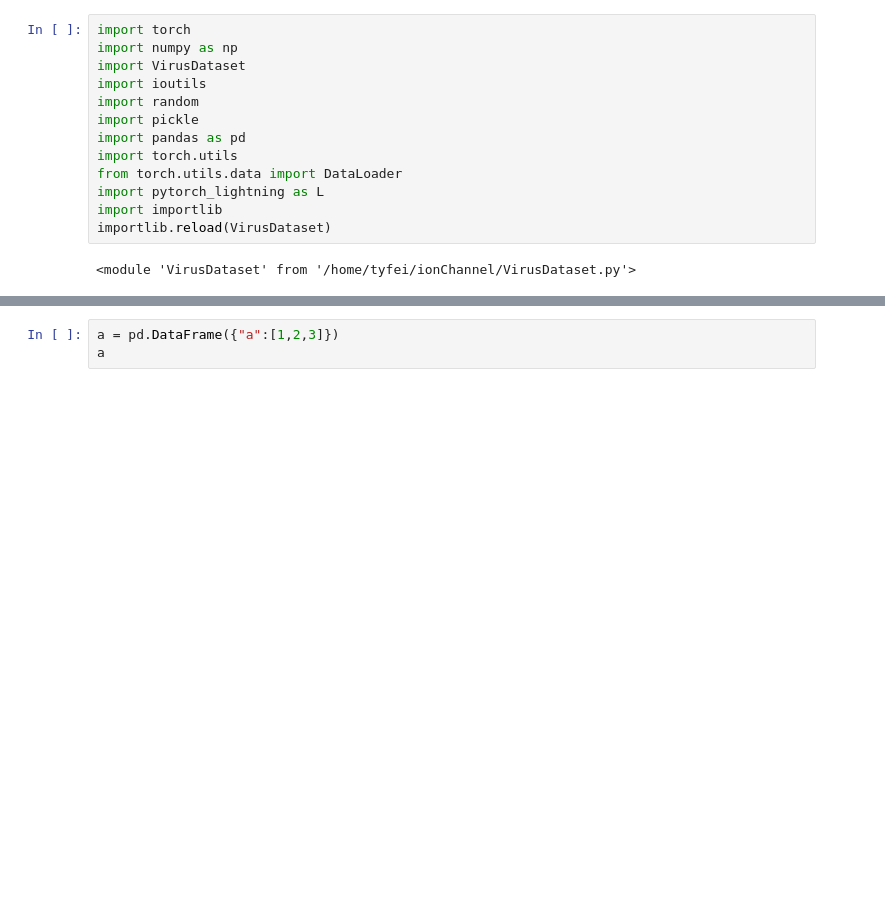
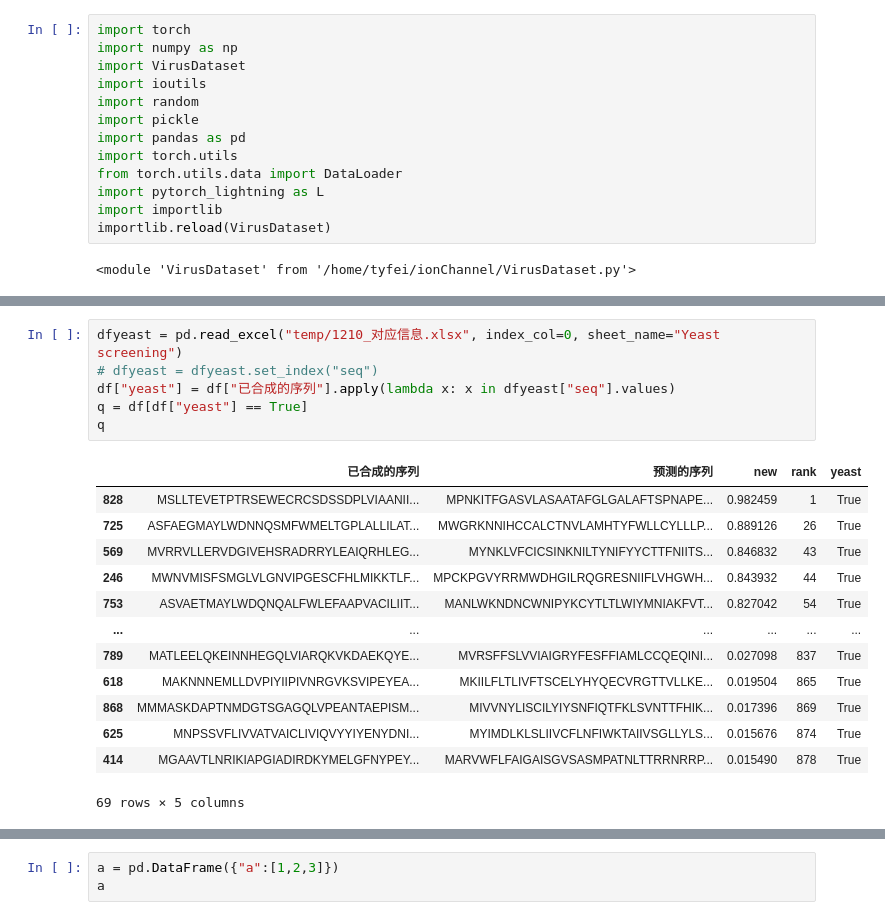
Before and after one commit to tyfei0216/ionChannel, a Jupyter notebook: test.ipynb, the cells around one changed output, grey strips where cells are left out. Saved outputs shown, nothing was run; the diff lists cells and outputs as text; blank space fills up the shorter version.

```diff
--- a/test.ipynb
+++ b/test.ipynb
@@ -15,0 +89,20 @@ importlib.reload(VirusDataset)
+# %%
+dfyeast = pd.read_excel("temp/1210_对应信息.xlsx", index_col=0, sheet_name="Yeast screening")
+# dfyeast = dfyeast.set_index("seq")
+df["yeast"] = df["已合成的序列"].apply(lambda x: x in dfyeast["seq"].values)
+q = df[df["yeast"] == True]
+q
+# %% [output]
+|  | 已合成的序列 | 预测的序列 | new | rank | yeast |
+| 828 | MSLLTEVETPTRSEWECRCSDSSDPLVIAANII... | MPNKITFGASVLASAATAFGLGALAFTSPNAPE... | 0.982459 | 1 | True |
+| 725 | ASFAEGMAYLWDNNQSMFWMELTGPLALLILAT... | MWGRKNNIHCCALCTNVLAMHTYFWLLCYLLLP... | 0.889126 | 26 | True |
+| 569 | MVRRVLLERVDGIVEHSRADRRYLEAIQRHLEG... | MYNKLVFCICSINKNILTYNIFYYCTTFNIITS... | 0.846832 | 43 | True |
+| 246 | MWNVMISFSMGLVLGNVIPGESCFHLMIKKTLF... | MPCKPGVYRRMWDHGILRQGRESNIIFLVHGWH... | 0.843932 | 44 | True |
+| 753 | ASVAETMAYLWDQNQALFWLEFAAPVACILIIT... | MANLWKNDNCWNIPYKCYTLTLWIYMNIAKFVT... | 0.827042 | 54 | True |
+| ... | ... | ... | ... | ... | ... |
+| 789 | MATLEELQKEINNHEGQLVIARQKVKDAEKQYE... | MVRSFFSLVVIAIGRYFESFFIAMLCCQEQINI... | 0.027098 | 837 | True |
+| 618 | MAKNNNEMLLDVPIYIIPIVNRGVKSVIPEYEA... | MKIILFLTLIVFTSCELYHYQECVRGTTVLLKE... | 0.019504 | 865 | True |
+| 868 | MMMASKDAPTNMDGTSGAGQLVPEANTAEPISM... | MIVVNYLISCILYIYSNFIQTFKLSVNTTFHIK... | 0.017396 | 869 | True |
+| 625 | MNPSSVFLIVVATVAICLIVIQVYYIYENYDNI... | MYIMDLKLSLIIVCFLNFIWKTAIIVSGLLYLS... | 0.015676 | 874 | True |
+| 414 | MGAAVTLNRIKIAPGIADIRDKYMELGFNYPEY... | MARVWFLFAIGAISGVSASMPATNLTTRRNRRP... | 0.015490 | 878 | True |
+69 rows × 5 columns
```
Also changed, not shown: parts of 8 cells of this notebook, 4 other files.
